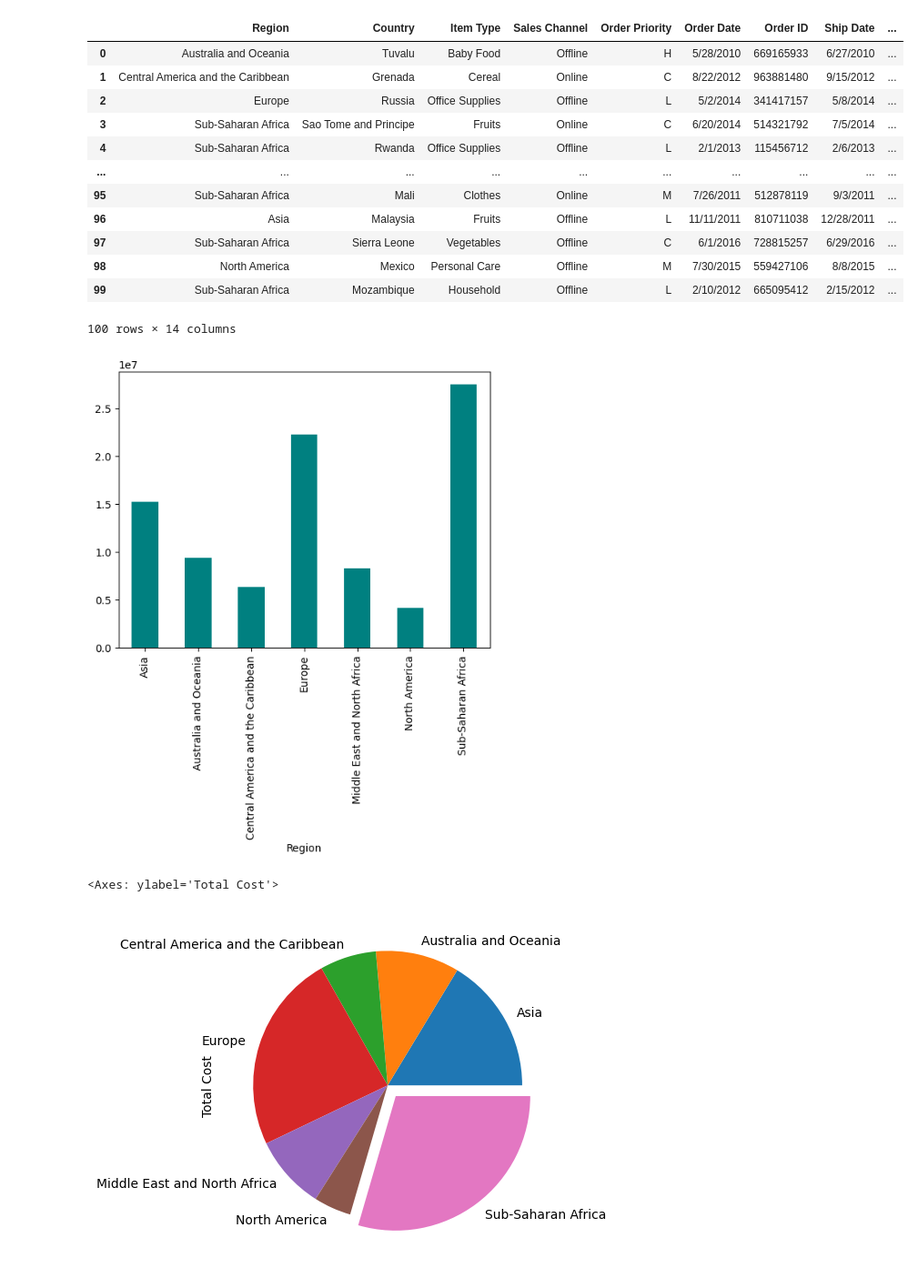
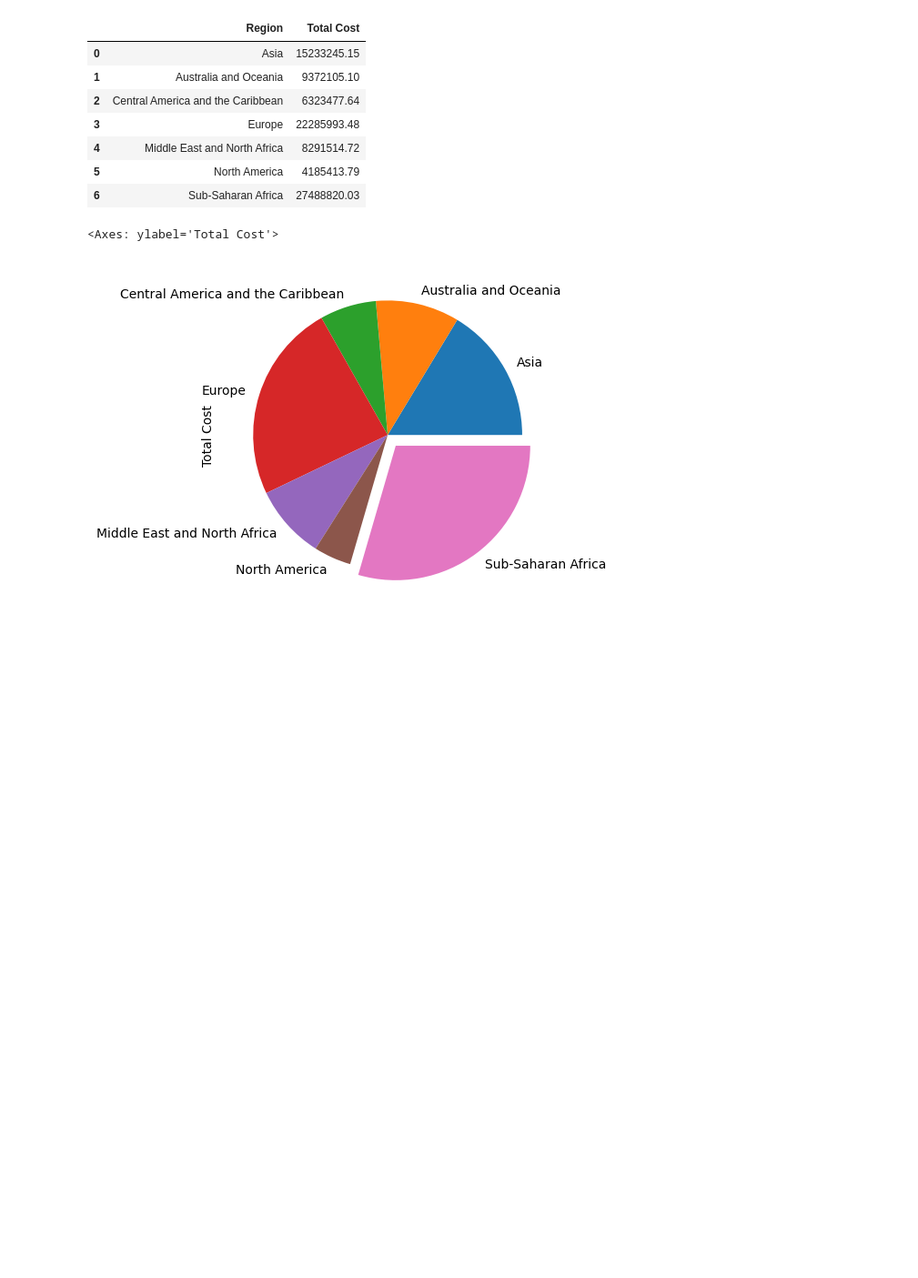
Before and after one commit to Mahadev1729/Python, a Jupyter notebook: 7-matplotlib/practicalexample.ipynb, the cells around one changed output. Shown at 91% size. Cells and saved outputs as stored; diff of their text form; code cells hidden in the pictures; blank space fills up the shorter version.

```diff
--- a/7-matplotlib/practicalexample.ipynb
+++ b/7-matplotlib/practicalexample.ipynb
@@ -1,30 +1,26 @@
 # %%
 import pandas as pd
 import matplotlib.pyplot as plt
 amazon_dataset=pd.read_csv('amazon_sales_data.csv')
 amazon_dataset.head(5)
 # print(amazon_dataset)
-total_sales_by_totalcost=amazon_dataset.groupby('Region')['Total Cost'].sum()
+total_sales_by_totalcost=amazon_dataset.groupby('Region')['Total Cost'].sum().reset_index()
 
-total_sales_by_totalcost.plot(kind='bar',color='teal')
+# total_sales_by_totalcost.plot(kind='bar',color='teal')
+total_sales_by_totalcost
 
 
-amazon_dataset
+# # amazon_dataset.head(6)
+# total_sales_by_totalcost.plot(kind='pie')
 # %% [output]
-|  | Region | Country | Item Type | Sales Channel | Order Priority | Order Date | Order ID | Ship Date | ... |
-| 0 | Australia and Oceania | Tuvalu | Baby Food | Offline | H | 5/28/2010 | 669165933 | 6/27/2010 | ... |
-| 1 | Central America and the Caribbean | Grenada | Cereal | Online | C | 8/22/2012 | 963881480 | 9/15/2012 | ... |
-| 2 | Europe | Russia | Office Supplies | Offline | L | 5/2/2014 | 341417157 | 5/8/2014 | ... |
-| 3 | Sub-Saharan Africa | Sao Tome and Principe | Fruits | Online | C | 6/20/2014 | 514321792 | 7/5/2014 | ... |
-| 4 | Sub-Saharan Africa | Rwanda | Office Supplies | Offline | L | 2/1/2013 | 115456712 | 2/6/2013 | ... |
-| ... | ... | ... | ... | ... | ... | ... | ... | ... | ... |
-| 95 | Sub-Saharan Africa | Mali | Clothes | Online | M | 7/26/2011 | 512878119 | 9/3/2011 | ... |
-| 96 | Asia | Malaysia | Fruits | Offline | L | 11/11/2011 | 810711038 | 12/28/2011 | ... |
-| 97 | Sub-Saharan Africa | Sierra Leone | Vegetables | Offline | C | 6/1/2016 | 728815257 | 6/29/2016 | ... |
-| 98 | North America | Mexico | Personal Care | Offline | M | 7/30/2015 | 559427106 | 8/8/2015 | ... |
-| 99 | Sub-Saharan Africa | Mozambique | Household | Offline | L | 2/10/2012 | 665095412 | 2/15/2012 | ... |
+|  | Region | Total Cost |
+| 0 | Asia | 15233245.15 |
+| 1 | Australia and Oceania | 9372105.10 |
+| 2 | Central America and the Caribbean | 6323477.64 |
+| 3 | Europe | 22285993.48 |
+| 4 | Middle East and North Africa | 8291514.72 |
+| 5 | North America | 4185413.79 |
+| 6 | Sub-Saharan Africa | 27488820.03 |
-100 rows × 14 columns
-[figure, removed]
 # %%
 explode=(0.0,0.0,0.0,0.0,0.0,0.0,0.1)
 total_sales_by_totalcost.plot(kind='pie',explode=explode)
```
Also changed, not shown: parts of 2 cells of this notebook, 13 other files.
